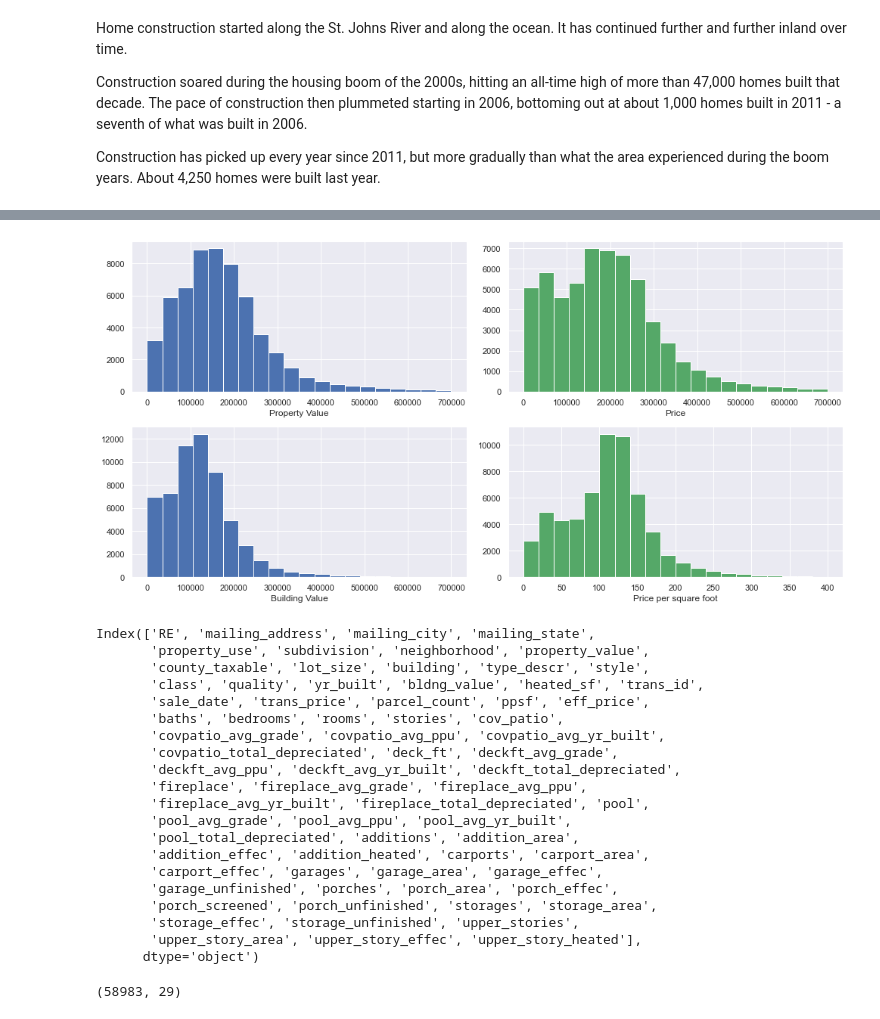
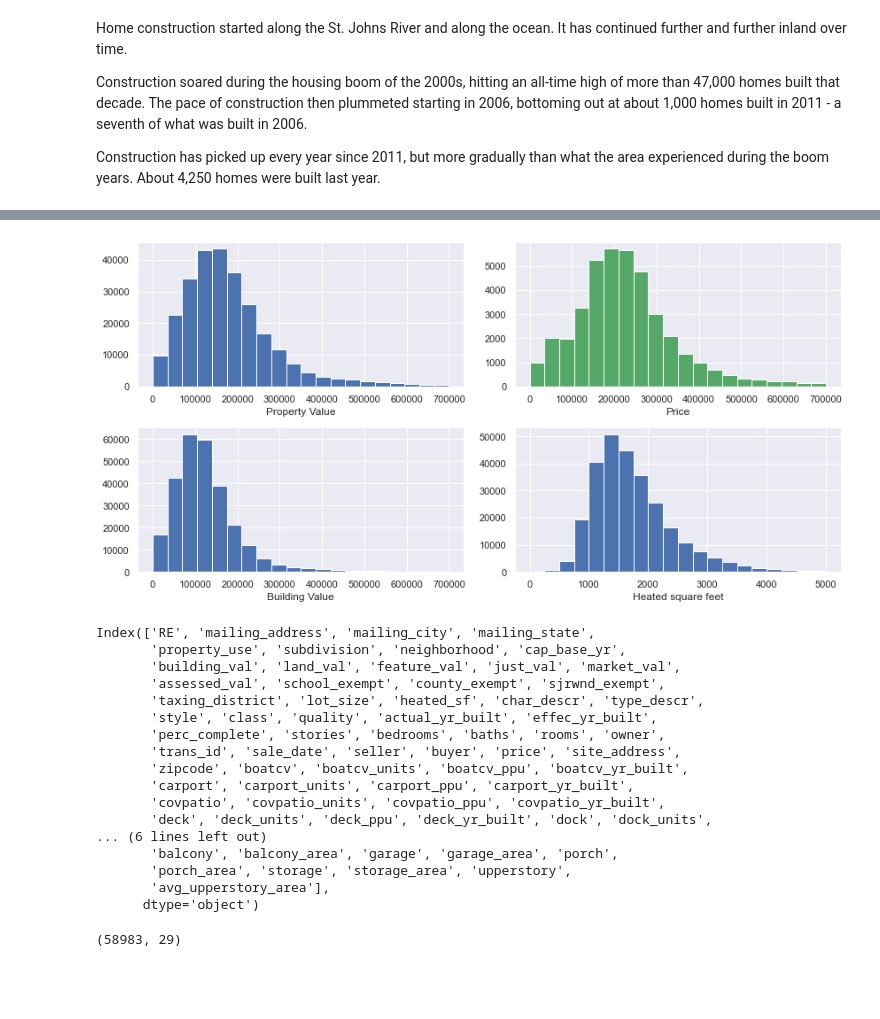
Before and after one commit to WillRobinson152/DS_Assingments, a Jupyter notebook: Jax Housing Analysis/4.EDA.ipynb, the cells around one changed output, grey strips where cells are left out. Cells and saved outputs as stored; diff of their text form; code cells hidden in the pictures; blank space fills up the shorter version.

```diff
--- a/Jax Housing Analysis/4.EDA.ipynb
+++ b/Jax Housing Analysis/4.EDA.ipynb
@@ -80,6 +102,0 @@ Length: 96, dtype: object
-# %%
-df = df.astype(
-    {
-    'RE':'str'
-    }
-    )
@@ -142,43 +135,40 @@ pd.DataFrame(df.mailing_state.value_counts())
 # %%
 sns.set()
-plt.figure(figsize=(14,7))
+plt.figure(figsize=(12,6))
 _ = plt.subplot(2,2,1)
-_ = plt.hist(df['property_value'], bins=20, range=(0,700000), color='b')
+_ = plt.hist(df['just_val'], bins=20, range=(0,700000), color='b')
 _ = plt.xlabel('Property Value')
 _ = plt.subplot(2,2,2)
-_ = plt.hist(df['eff_price'], bins=20, range=(0,700000), color='g')
+_ = plt.hist(df['price'], bins=20, range=(0,700000), color='g')
 _ = plt.xlabel('Price')
 _ = plt.subplot(2,2,3)
-_ = plt.hist(df['bldng_value'], bins=20, range=(0,700000), color='b')
+_ = plt.hist(df['building_val'], bins=20, range=(0,700000), color='b')
 _ = plt.xlabel('Building Value')
 _ = plt.subplot(2,2,4)
-_ = plt.hist(df['ppsf'], bins=20, range=(0,400), color='g')
-_ = plt.xlabel('Price per square foot')
+_ = plt.hist(df['heated_sf'], bins=20, range=(0,5000), color='b')
+_ = plt.xlabel('Heated square feet')
 plt.tight_layout()
 # %% [output]
-[figure, old version]
+[figure, new version]
 # %%
 df.columns
 # %% [output]
 Index(['RE', 'mailing_address', 'mailing_city', 'mailing_state',
-       'property_use', 'subdivision', 'neighborhood', 'property_value',
-       'county_taxable', 'lot_size', 'building', 'type_descr', 'style',
-       'class', 'quality', 'yr_built', 'bldng_value', 'heated_sf', 'trans_id',
-       'sale_date', 'trans_price', 'parcel_count', 'ppsf', 'eff_price',
-       'baths', 'bedrooms', 'rooms', 'stories', 'cov_patio',
-       'covpatio_avg_grade', 'covpatio_avg_ppu', 'covpatio_avg_yr_built',
-       'covpatio_total_depreciated', 'deck_ft', 'deckft_avg_grade',
-       'deckft_avg_ppu', 'deckft_avg_yr_built', 'deckft_total_depreciated',
-       'fireplace', 'fireplace_avg_grade', 'fireplace_avg_ppu',
-       'fireplace_avg_yr_built', 'fireplace_total_depreciated', 'pool',
-       'pool_avg_grade', 'pool_avg_ppu', 'pool_avg_yr_built',
-       'pool_total_depreciated', 'additions', 'addition_area',
-       'addition_effec', 'addition_heated', 'carports', 'carport_area',
-       'carport_effec', 'garages', 'garage_area', 'garage_effec',
-       'garage_unfinished', 'porches', 'porch_area', 'porch_effec',
-       'porch_screened', 'porch_unfinished', 'storages', 'storage_area',
-       'storage_effec', 'storage_unfinished', 'upper_stories',
-       'upper_story_area', 'upper_story_effec', 'upper_story_heated'],
+       'property_use', 'subdivision', 'neighborhood', 'cap_base_yr',
+       'building_val', 'land_val', 'feature_val', 'just_val', 'market_val',
+       'assessed_val', 'school_exempt', 'county_exempt', 'sjrwnd_exempt',
+       'taxing_district', 'lot_size', 'heated_sf', 'char_descr', 'type_descr',
+       'style', 'class', 'quality', 'actual_yr_built', 'effec_yr_built',
+       'perc_complete', 'stories', 'bedrooms', 'baths', 'rooms', 'owner',
+       'trans_id', 'sale_date', 'seller', 'buyer', 'price', 'site_address',
+       'zipcode', 'boatcv', 'boatcv_units', 'boatcv_ppu', 'boatcv_yr_built',
+       'carport', 'carport_units', 'carport_ppu', 'carport_yr_built',
+       'covpatio', 'covpatio_units', 'covpatio_ppu', 'covpatio_yr_built',
+       'deck', 'deck_units', 'deck_ppu', 'deck_yr_built', 'dock', 'dock_units',
+... (6 lines left out)
+       'balcony', 'balcony_area', 'garage', 'garage_area', 'porch',
+       'porch_area', 'storage', 'storage_area', 'upperstory',
+       'avg_upperstory_area'],
       dtype='object')
 # %%
 reduced = df[['subdivision','neighborhood','mailing_address', 'mailing_state', 'bedrooms','baths','rooms','stories',
```
Also changed, not shown: parts of 15 cells of this notebook.
